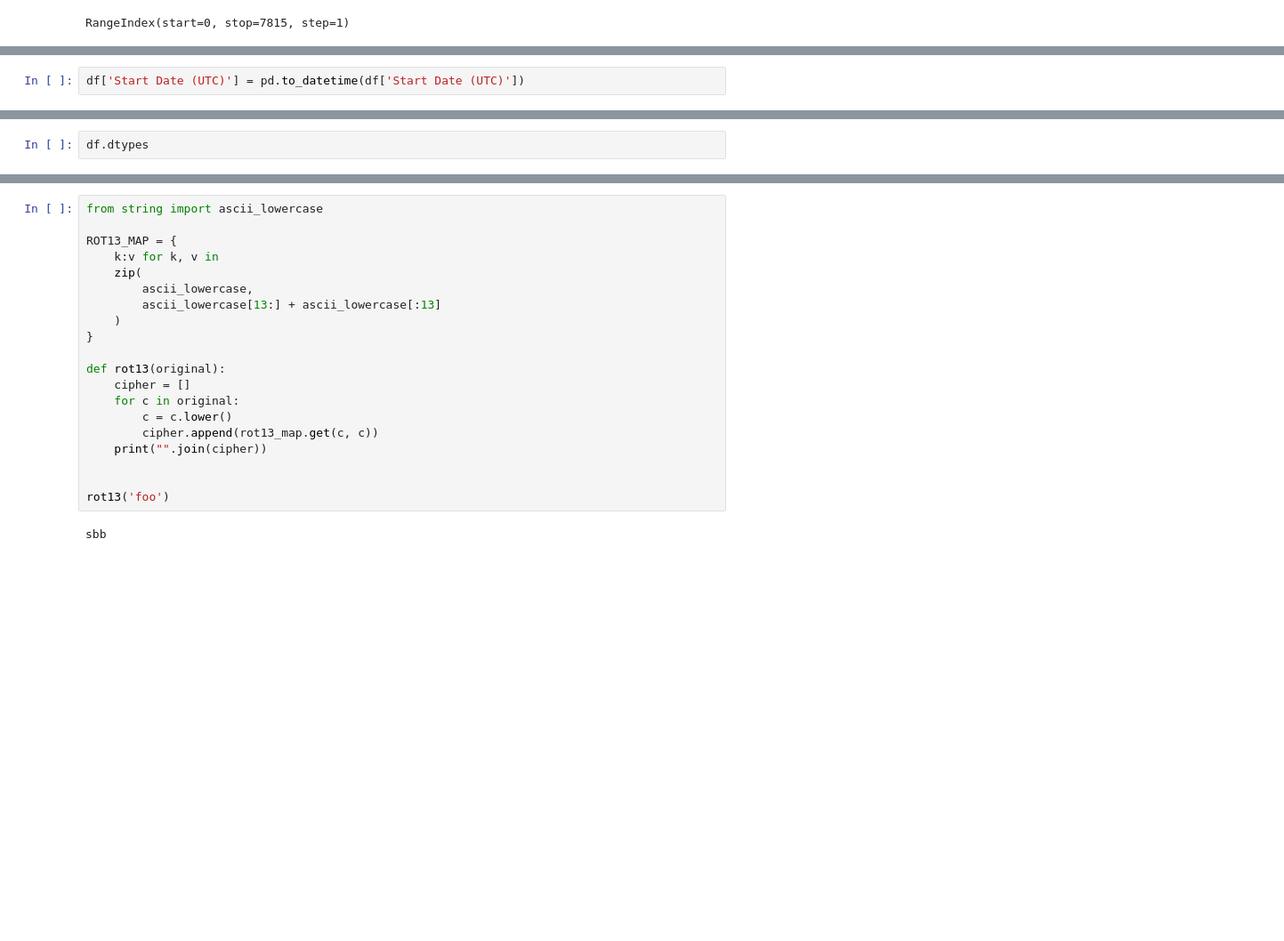
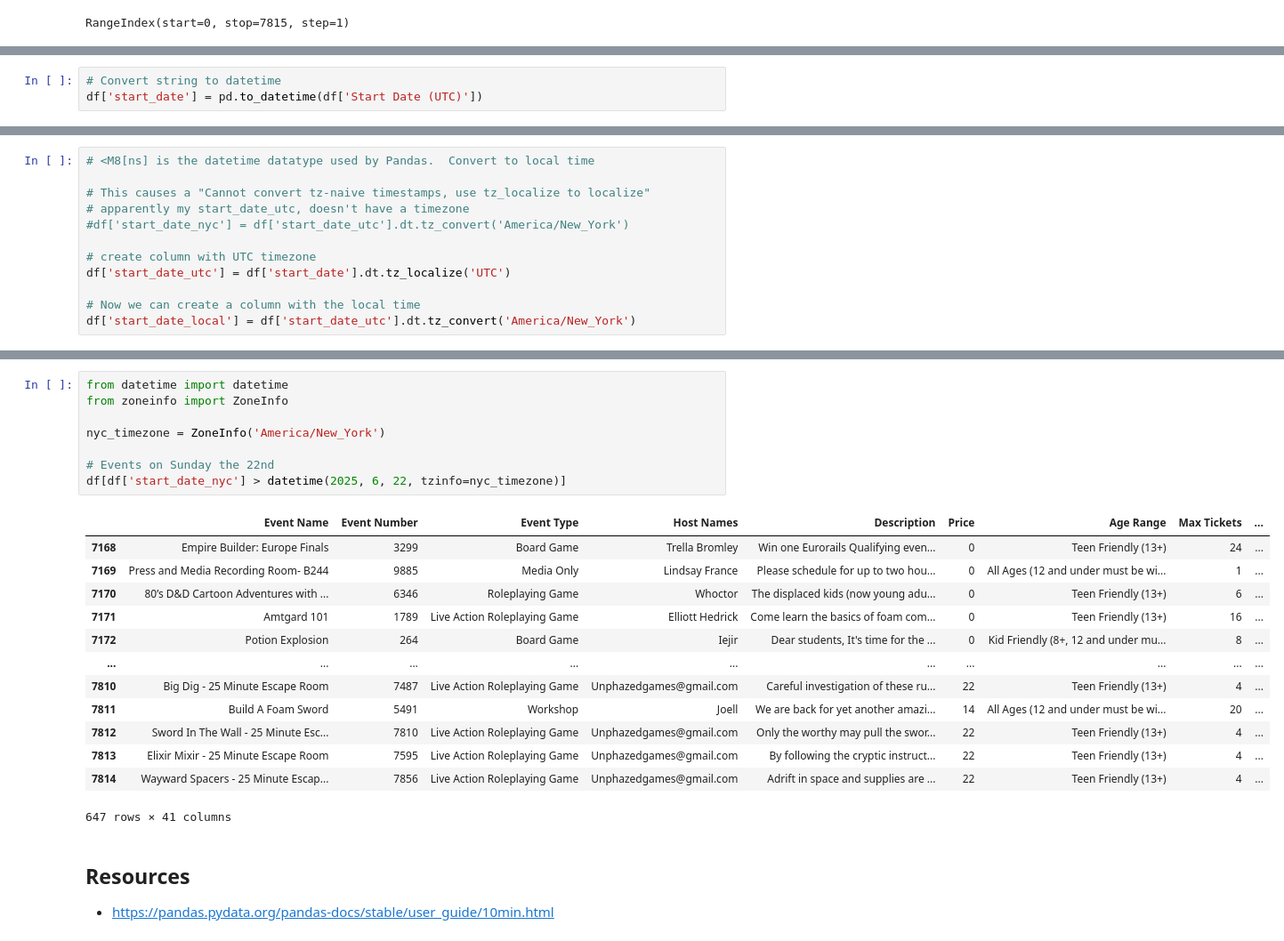
Before and after one commit to jocassid/Talk-PandasBasics, a Jupyter notebook: origins_schedule.ipynb, the cells around one changed output, grey strips where cells are left out. Shown at 89% size. Cells and saved outputs as stored; diff of their text form; blank space fills up the shorter version.

```diff
--- a/origins_schedule.ipynb
+++ b/origins_schedule.ipynb
@@ -139,4 +154,5 @@ df['Start Date (UTC)']
 7814    2025-06-22T19:30:00
 Name: Start Date (UTC), Length: 7815, dtype: object
 # %%
-df['Start Date (UTC)'] = pd.to_datetime(df['Start Date (UTC)'])
+# Convert string to datetime
+df['start_date'] = pd.to_datetime(df['Start Date (UTC)'])
@@ -143,2 +164,12 @@ df['Start Date (UTC)'] = pd.to_datetime(df['Start Date (UTC)'])
 # %%
-df.dtypes
+# <M8[ns] is the datetime datatype used by Pandas.  Convert to local time
+
+# This causes a "Cannot convert tz-naive timestamps, use tz_localize to localize"
+# apparently my start_date_utc, doesn't have a timezone
+#df['start_date_nyc'] = df['start_date_utc'].dt.tz_convert('America/New_York')
+
+# create column with UTC timezone
+df['start_date_utc'] = df['start_date'].dt.tz_localize('UTC')
+
+# Now we can create a column with the local time
+df['start_date_local'] = df['start_date_utc'].dt.tz_convert('America/New_York')
@@ -166,22 +203,26 @@ RangeIndex(start=0, stop=7815, step=1)
-# %%
-from string import ascii_lowercase
-
-ROT13_MAP = {
-    k:v for k, v in
-    zip(
-        ascii_lowercase,
-        ascii_lowercase[13:] + ascii_lowercase[:13]
-    )
-}
-
-def rot13(original):
-    cipher = []
-    for c in original:
-        c = c.lower()
-        cipher.append(rot13_map.get(c, c))
-    print("".join(cipher))
-
-
-rot13('foo')
-# %% [output]
-sbb
+# %%
+from datetime import datetime
+from zoneinfo import ZoneInfo
+
+nyc_timezone = ZoneInfo('America/New_York')
+
+# Events on Sunday the 22nd
+df[df['start_date_nyc'] > datetime(2025, 6, 22, tzinfo=nyc_timezone)]
+# %% [output]
+|  | Event Name | Event Number | Event Type | Host Names | Description | Price | Age Range | Max Tickets | ... |
+| 7168 | Empire Builder: Europe Finals | 3299 | Board Game | Trella Bromley | Win one Eurorails Qualifying even... | 0 | Teen Friendly (13+) | 24 | ... |
+| 7169 | Press and Media Recording Room- B244 | 9885 | Media Only | Lindsay France | Please schedule for up to two hou... | 0 | All Ages (12 and under must be wi... | 1 | ... |
+| 7170 | 80’s D&D Cartoon Adventures with ... | 6346 | Roleplaying Game | Whoctor | The displaced kids (now young adu... | 0 | Teen Friendly (13+) | 6 | ... |
+| 7171 | Amtgard 101 | 1789 | Live Action Roleplaying Game | Elliott Hedrick | Come learn the basics of foam com... | 0 | Teen Friendly (13+) | 16 | ... |
+| 7172 | Potion Explosion | 264 | Board Game | Iejir | Dear students, It's time for the ... | 0 | Kid Friendly (8+, 12 and under mu... | 8 | ... |
+| ... | ... | ... | ... | ... | ... | ... | ... | ... | ... |
+| 7810 | Big Dig - 25 Minute Escape Room | 7487 | Live Action Roleplaying Game | Unphazedgames@gmail.com | Careful investigation of these ru... | 22 | Teen Friendly (13+) | 4 | ... |
+| 7811 | Build A Foam Sword | 5491 | Workshop | Joell | We are back for yet another amazi... | 14 | All Ages (12 and under must be wi... | 20 | ... |
+| 7812 | Sword In The Wall - 25 Minute Esc... | 7810 | Live Action Roleplaying Game | Unphazedgames@gmail.com | Only the worthy may pull the swor... | 22 | Teen Friendly (13+) | 4 | ... |
+| 7813 | Elixir Mixir - 25 Minute Escape Room | 7595 | Live Action Roleplaying Game | Unphazedgames@gmail.com | By following the cryptic instruct... | 22 | Teen Friendly (13+) | 4 | ... |
+| 7814 | Wayward Spacers - 25 Minute Escap... | 7856 | Live Action Roleplaying Game | Unphazedgames@gmail.com | Adrift in space and supplies are ... | 22 | Teen Friendly (13+) | 4 | ... |
+647 rows × 41 columns
+# %% [markdown]
+## Resources
+
+* https://pandas.pydata.org/pandas-docs/stable/user_guide/10min.html
```
Also changed, not shown: parts of 25 cells of this notebook.
